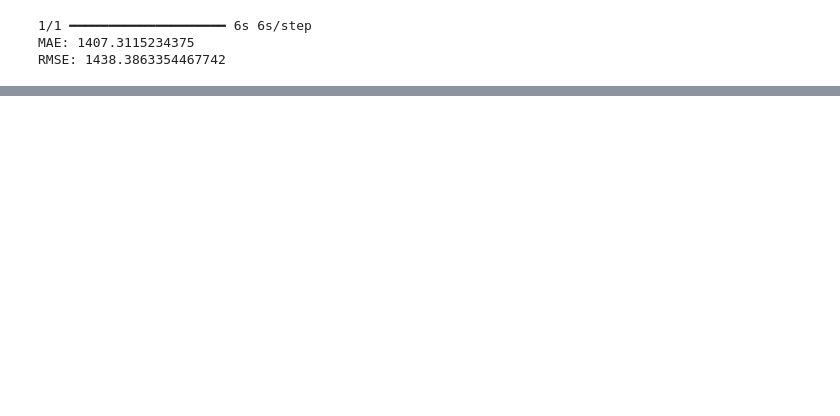
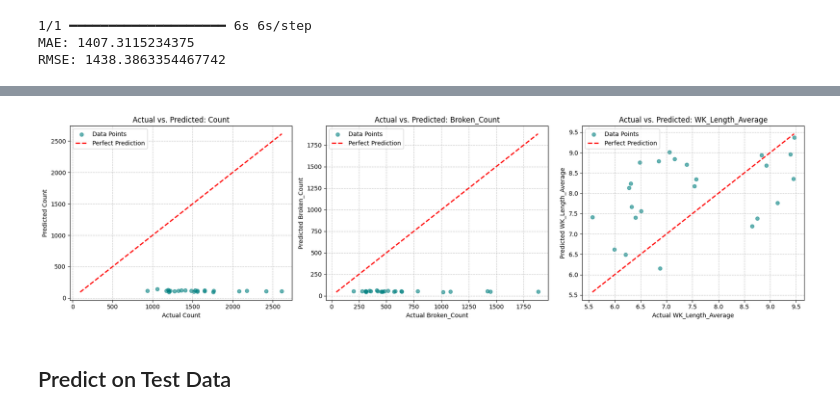
Before and after one commit to Davdesigner/Mission_capstone, a Jupyter notebook: David_Mission_Capstone.ipynb, the cells around one changed output, grey strips where cells are left out. Saved outputs shown, nothing was run; the diff lists cells and outputs as text; code cells hidden in the pictures; blank space fills up the shorter version.

```diff
--- a/David_Mission_Capstone.ipynb
+++ b/David_Mission_Capstone.ipynb
@@ -312,0 +515,40 @@ RMSE: 1438.3863354467742
+# %%
+import matplotlib.pyplot as plt
+
+# 1. Define representative target variables and their indices in target_columns
+# target_columns = ['Count', 'Broken_Count', 'Long_Count', ...]
+selected_vars = ['Count', 'Broken_Count', 'WK_Length_Average']
+indices = [target_columns.index(var) for var in selected_vars]
+
+# 2. Create a figure with subplots
+plt.figure(figsize=(18, 5))
+
+for i, idx in enumerate(indices):
+    var_name = selected_vars[i]
+    actuals = y_test_15[:, idx]
+    preds = y_pred_test[:, idx]
+
+    plt.subplot(1, 3, i + 1)
+
+    # 3. Plot actual vs predicted
+    plt.scatter(actuals, preds, alpha=0.6, color='teal', label='Data Points')
+
+    # 4. Add diagonal reference line (y=x)
+    max_val = max(actuals.max(), preds.max())
+    min_val = min(actuals.min(), preds.min())
+    plt.plot([min_val, max_val], [min_val, max_val], 'r--', lw=2, label='Perfect Prediction')
+
+    # 5. Label axes and titles
+    plt.xlabel(f'Actual {var_name}')
+    plt.ylabel(f'Predicted {var_name}')
+    plt.title(f'Actual vs. Predicted: {var_name}')
+    plt.legend()
+    plt.grid(True, linestyle='--', alpha=0.7)
+
+# 6. Display the final set of plots
+plt.tight_layout()
+plt.show()
+# %% [output]
+[figure, added]
+# %% [markdown]
+## Predict on Test Data
```
Also changed, not shown: parts of 34 cells of this notebook.
